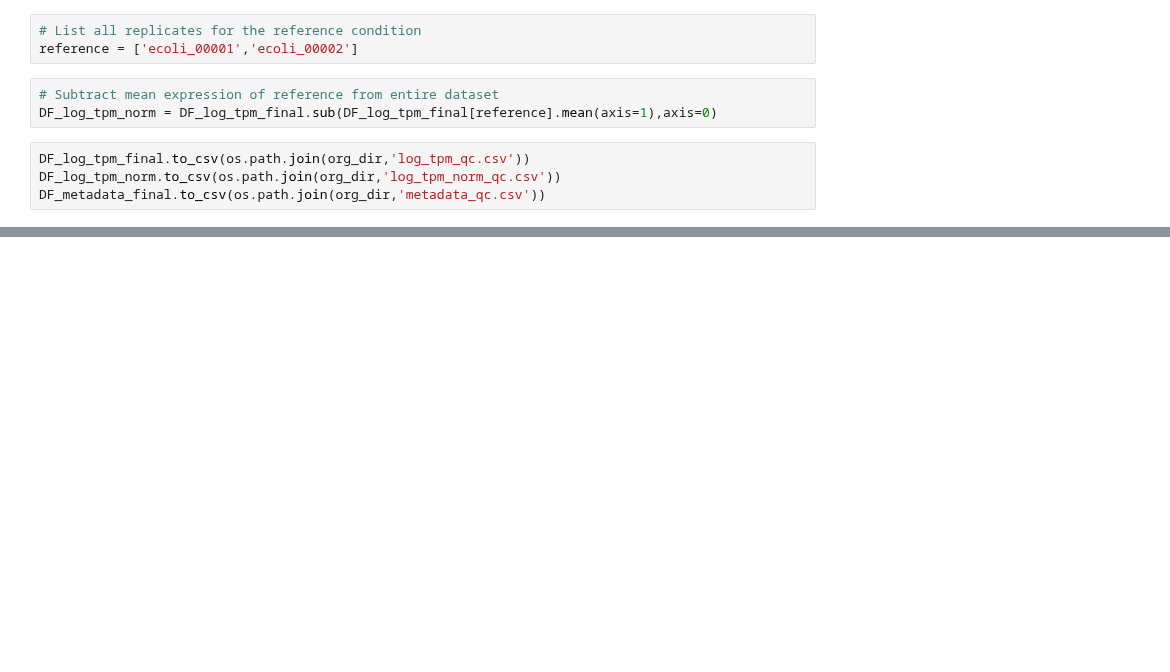
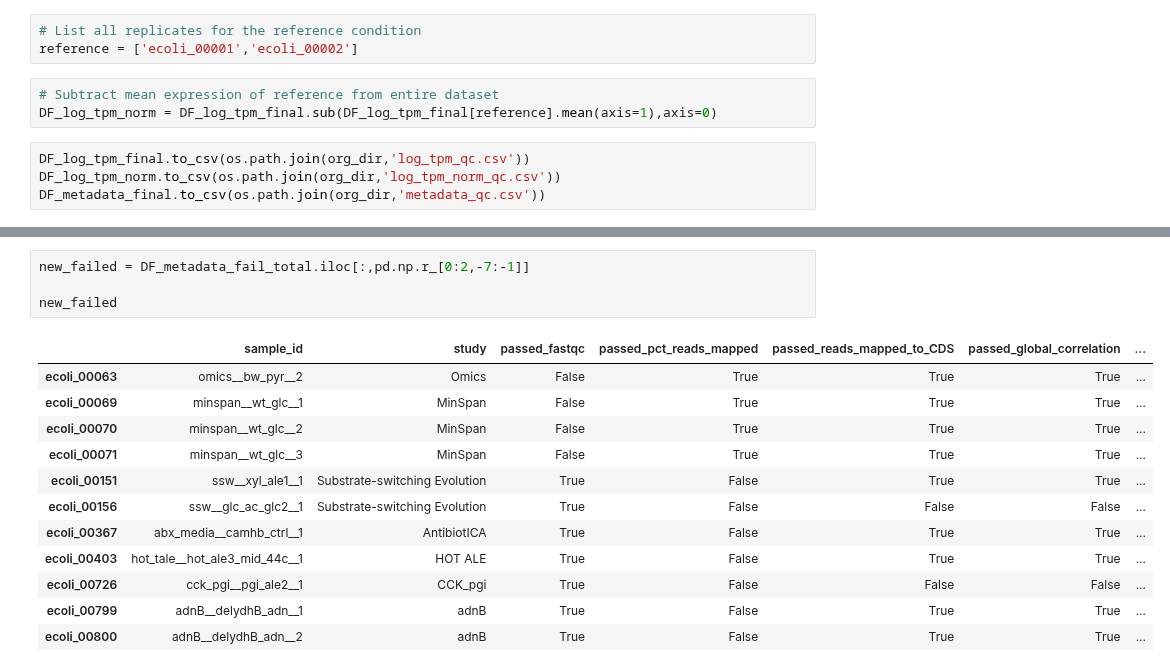
Before and after one commit to SBRG/precise2, a Jupyter notebook: notebooks/QC/expression_QC_SOP_featureCounts.ipynb, the cells around one changed output, grey strips where cells are left out. Cells and saved outputs as stored; diff of their text form; blank space fills up the shorter version.

```diff
--- a/notebooks/QC/expression_QC_SOP_featureCounts.ipynb
+++ b/notebooks/QC/expression_QC_SOP_featureCounts.ipynb
@@ -535,0 +552,17 @@ DF_metadata_final.to_csv(os.path.join(org_dir,'metadata_qc.csv'))
+# %%
+new_failed = DF_metadata_fail_total.iloc[:,pd.np.r_[0:2,-7:-1]]
+
+new_failed
+# %% [output]
+|  | sample_id | study | passed_fastqc | passed_pct_reads_mapped | passed_reads_mapped_to_CDS | passed_global_correlation | ... |
+| ecoli_00063 | omics__bw_pyr__2 | Omics | False | True | True | True | ... |
+| ecoli_00069 | minspan__wt_glc__1 | MinSpan | False | True | True | True | ... |
+| ecoli_00070 | minspan__wt_glc__2 | MinSpan | False | True | True | True | ... |
+| ecoli_00071 | minspan__wt_glc__3 | MinSpan | False | True | True | True | ... |
+| ecoli_00151 | ssw__xyl_ale1__1 | Substrate-switching Evolution | True | False | True | True | ... |
+| ecoli_00156 | ssw__glc_ac_glc2__1 | Substrate-switching Evolution | True | False | False | False | ... |
+| ecoli_00367 | abx_media__camhb_ctrl__1 | AntibiotICA | True | False | True | True | ... |
+| ecoli_00403 | hot_tale__hot_ale3_mid_44c__1 | HOT ALE | True | False | True | True | ... |
+| ecoli_00726 | cck_pgi__pgi_ale2__1 | CCK_pgi | True | False | False | False | ... |
+| ecoli_00799 | adnB__delydhB_adn__1 | adnB | True | False | True | True | ... |
+| ecoli_00800 | adnB__delydhB_adn__2 | adnB | True | False | True | True | ... |
```
Also changed, not shown: parts of 21 cells of this notebook.
